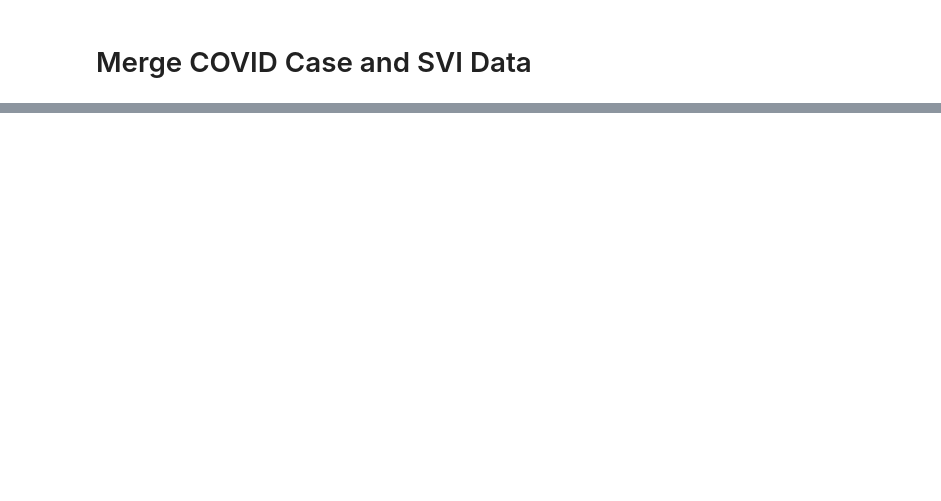
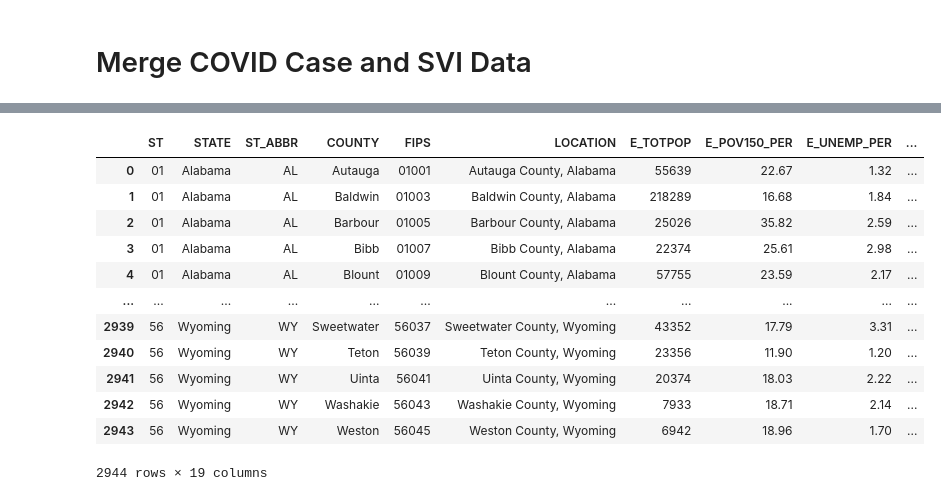
Before and after one commit to meeyoungPH/covid-deep-dive, a Jupyter notebook: static/data/mp/covid_svi_etl.ipynb, the cells around one changed output, grey strips where cells are left out. Cells and saved outputs as stored; diff of their text form; code cells hidden in the pictures; blank space fills up the shorter version.

```diff
--- a/static/data/mp/covid_svi_etl.ipynb
+++ b/static/data/mp/covid_svi_etl.ipynb
@@ -262,0 +175,4 @@ merged_df = pd.merge()
+# %%
+# calculate cases per capita
+merged_df['CASES_PER_CAPITA'] = merged_df['CASES']/merged_df['E_TOTPOP']
+merged_df.describe()
@@ -262,0 +189,19 @@ merged_df = pd.merge()
+# %%
+# assign counties to quartiles of cases per capita
+merged_df['QUARTILE'] = pd.qcut(merged_df['CASES_PER_CAPITA'], 4, labels=[1, 2, 3, 4])
+
+merged_df
+# %% [output]
+|  | ST | STATE | ST_ABBR | COUNTY | FIPS | LOCATION | E_TOTPOP | E_POV150_PER | E_UNEMP_PER | ... |
+| 0 | 01 | Alabama | AL | Autauga | 01001 | Autauga County, Alabama | 55639 | 22.67 | 1.32 | ... |
+| 1 | 01 | Alabama | AL | Baldwin | 01003 | Baldwin County, Alabama | 218289 | 16.68 | 1.84 | ... |
+| 2 | 01 | Alabama | AL | Barbour | 01005 | Barbour County, Alabama | 25026 | 35.82 | 2.59 | ... |
+| 3 | 01 | Alabama | AL | Bibb | 01007 | Bibb County, Alabama | 22374 | 25.61 | 2.98 | ... |
+| 4 | 01 | Alabama | AL | Blount | 01009 | Blount County, Alabama | 57755 | 23.59 | 2.17 | ... |
+| ... | ... | ... | ... | ... | ... | ... | ... | ... | ... | ... |
+| 2939 | 56 | Wyoming | WY | Sweetwater | 56037 | Sweetwater County, Wyoming | 43352 | 17.79 | 3.31 | ... |
+| 2940 | 56 | Wyoming | WY | Teton | 56039 | Teton County, Wyoming | 23356 | 11.90 | 1.20 | ... |
+| 2941 | 56 | Wyoming | WY | Uinta | 56041 | Uinta County, Wyoming | 20374 | 18.03 | 2.22 | ... |
+| 2942 | 56 | Wyoming | WY | Washakie | 56043 | Washakie County, Wyoming | 7933 | 18.71 | 2.14 | ... |
+| 2943 | 56 | Wyoming | WY | Weston | 56045 | Weston County, Wyoming | 6942 | 18.96 | 1.70 | ... |
+2944 rows × 19 columns
```
Also changed, not shown: parts of 11 cells of this notebook.
